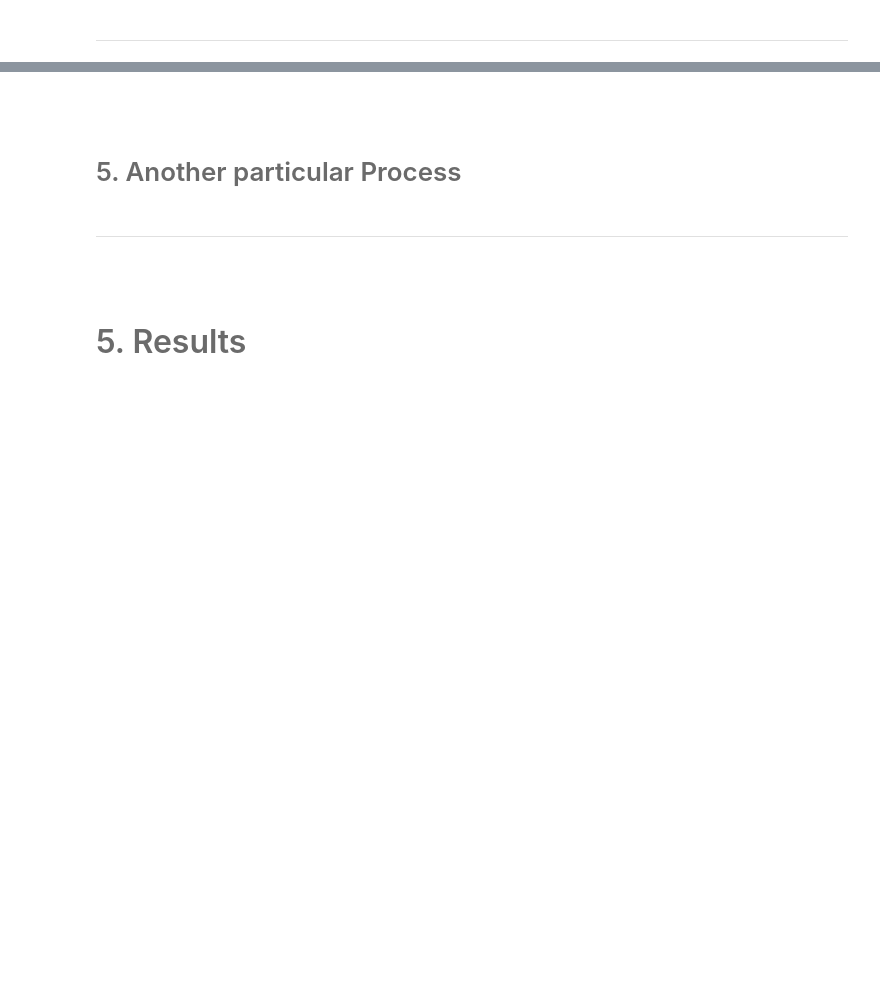
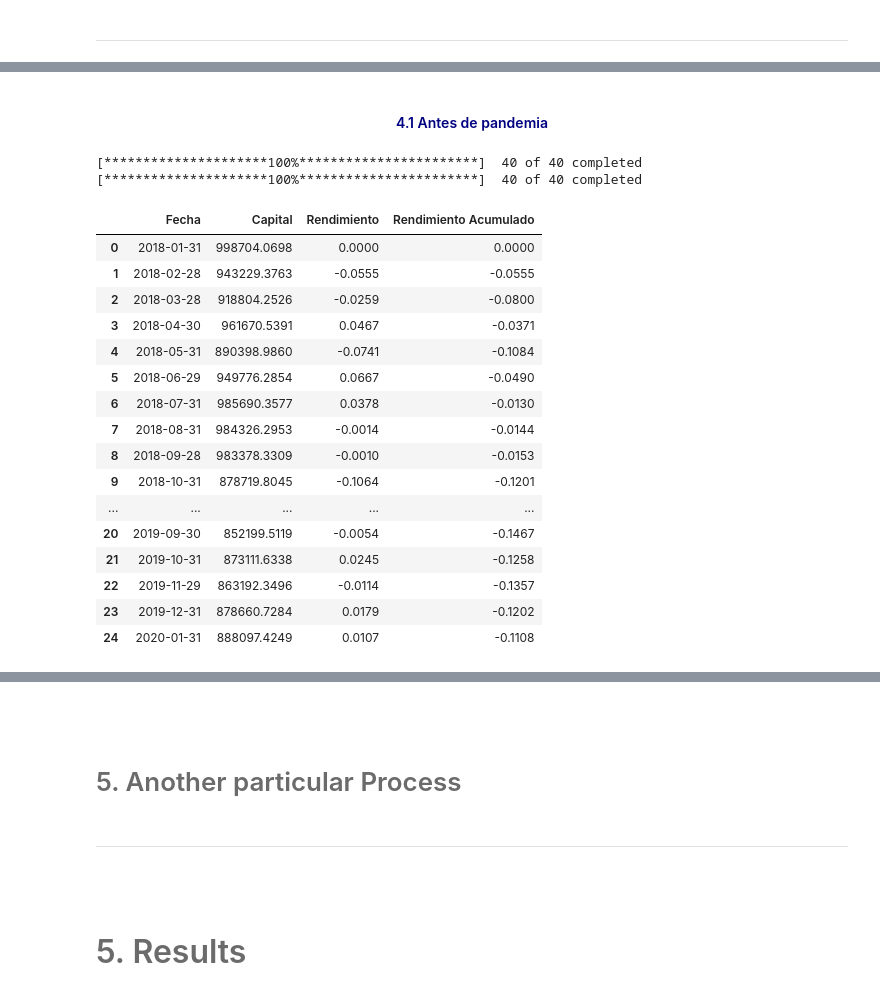
Before and after one commit to labv98/Lab1_B, a Jupyter notebook: notebook.ipynb, the cells around one changed output, grey strips where cells are left out. Cells and saved outputs as stored; diff of their text form; code cells hidden in the pictures; blank space fills up the shorter version.

```diff
--- a/notebook.ipynb
+++ b/notebook.ipynb
@@ -123,0 +182,24 @@ TickersHandler().tickers()
+# %% [markdown]
+#### <font color= 'navy'> <center> 4.1 Antes de pandemia </font>
+# %%
+PassiveInvestment().ant_pan()
+# %% [output]
+[*********************100%***********************]  40 of 40 completed
+[*********************100%***********************]  40 of 40 completed
+|  | Fecha | Capital | Rendimiento | Rendimiento Acumulado |
+| 0 | 2018-01-31 | 998704.0698 | 0.0000 | 0.0000 |
+| 1 | 2018-02-28 | 943229.3763 | -0.0555 | -0.0555 |
+| 2 | 2018-03-28 | 918804.2526 | -0.0259 | -0.0800 |
+| 3 | 2018-04-30 | 961670.5391 | 0.0467 | -0.0371 |
+| 4 | 2018-05-31 | 890398.9860 | -0.0741 | -0.1084 |
+| 5 | 2018-06-29 | 949776.2854 | 0.0667 | -0.0490 |
+| 6 | 2018-07-31 | 985690.3577 | 0.0378 | -0.0130 |
+| 7 | 2018-08-31 | 984326.2953 | -0.0014 | -0.0144 |
+| 8 | 2018-09-28 | 983378.3309 | -0.0010 | -0.0153 |
+| 9 | 2018-10-31 | 878719.8045 | -0.1064 | -0.1201 |
+| ... | ... | ... | ... | ... |
+| 20 | 2019-09-30 | 852199.5119 | -0.0054 | -0.1467 |
+| 21 | 2019-10-31 | 873111.6338 | 0.0245 | -0.1258 |
+| 22 | 2019-11-29 | 863192.3496 | -0.0114 | -0.1357 |
+| 23 | 2019-12-31 | 878660.7284 | 0.0179 | -0.1202 |
+| 24 | 2020-01-31 | 888097.4249 | 0.0107 | -0.1108 |
```
Also changed, not shown: parts of 13 cells of this notebook, 1 other file.
